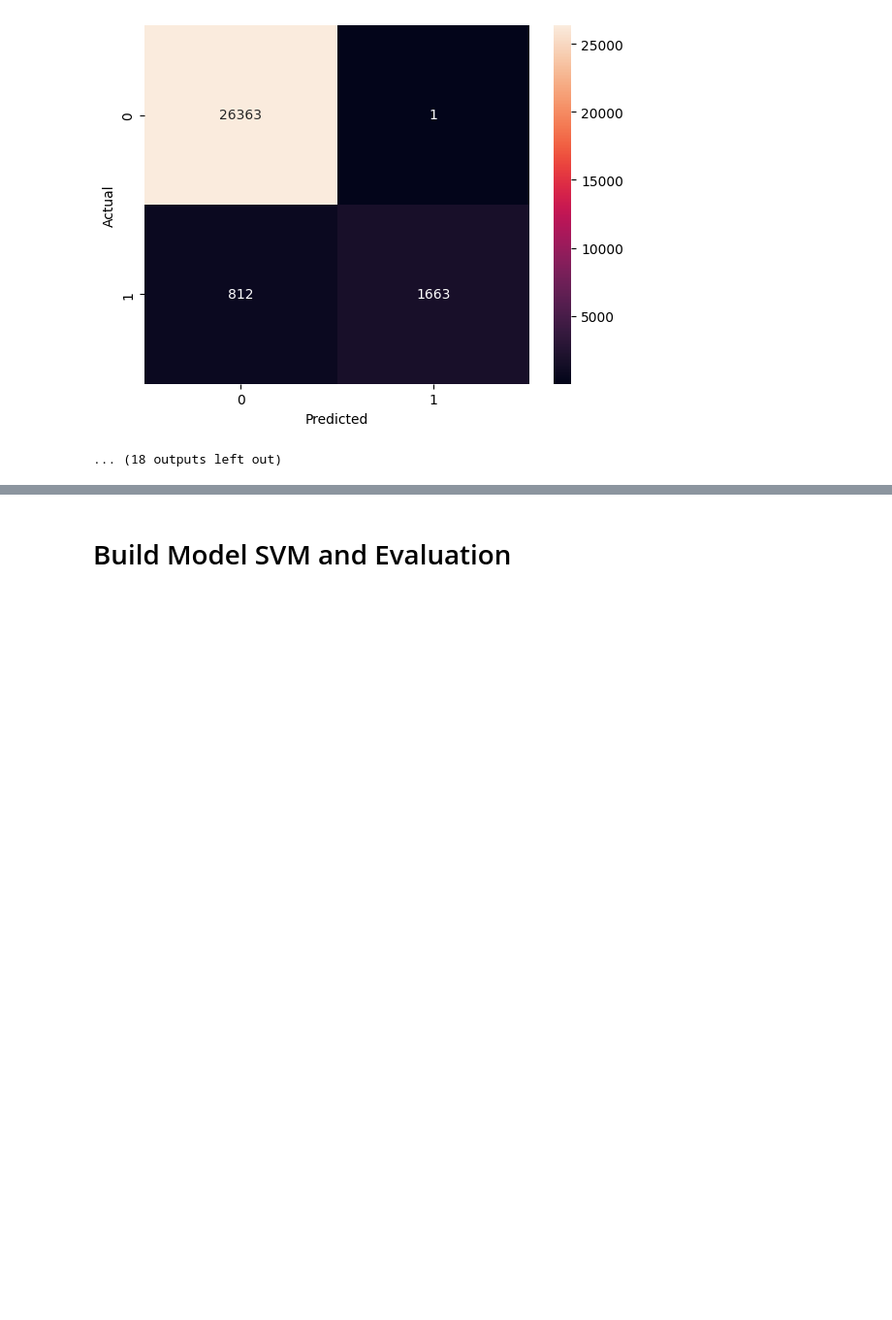
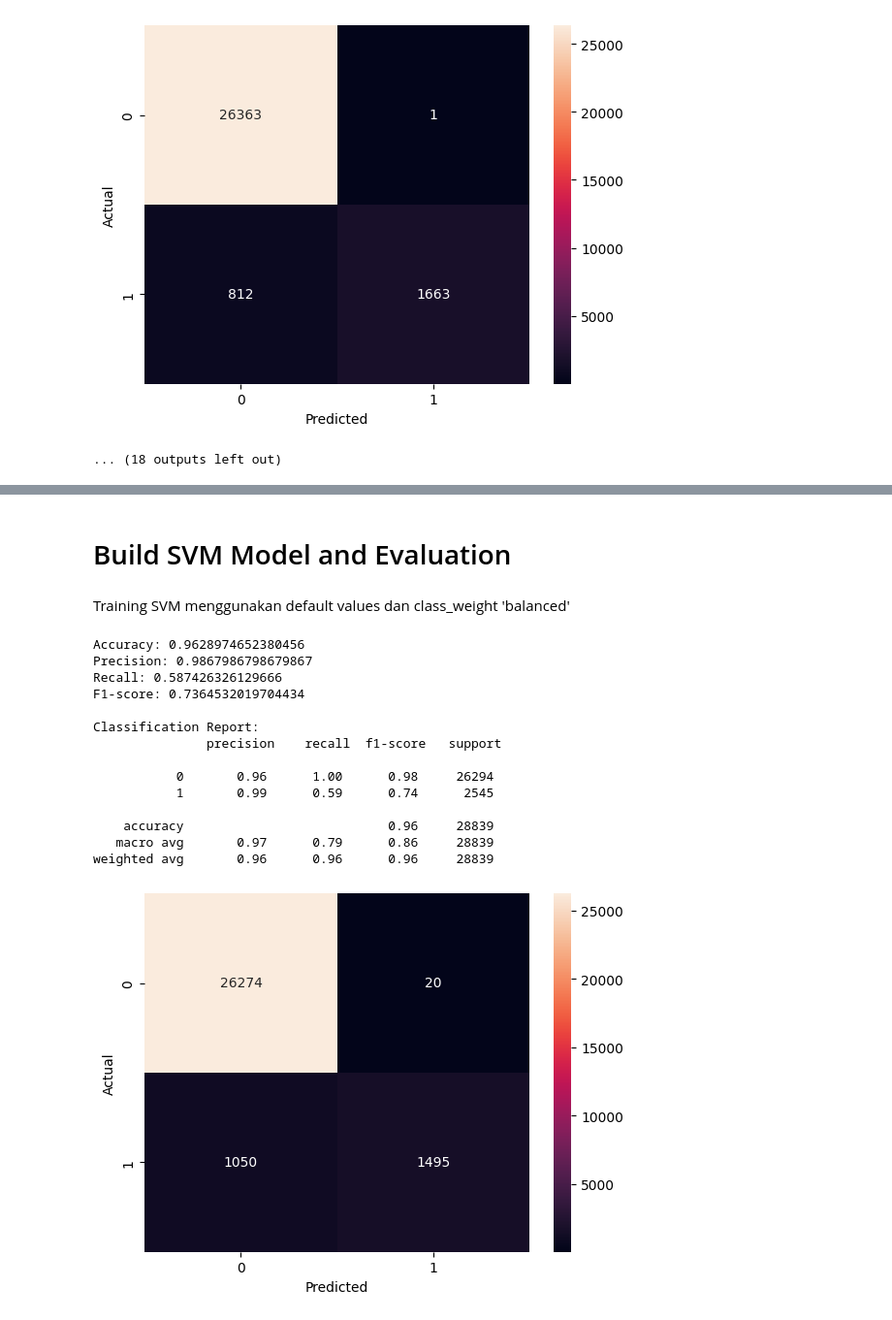
Before and after one commit to fihrizilhamr/Pemsin-FP-D2-2024, a Jupyter notebook: Pemsin_FP_D2_2024.ipynb, the cells around one changed output, grey strips where cells are left out. Shown at 97% size. Saved outputs shown, nothing was run; the diff lists cells and outputs as text; code cells hidden in the pictures; blank space fills up the shorter version.

```diff
--- a/Pemsin_FP_D2_2024.ipynb
+++ b/Pemsin_FP_D2_2024.ipynb
@@ -409,2 +776,23 @@ weighted avg       0.97      0.97      0.97     28839
 # %% [markdown]
-# Build Model SVM and Evaluation
+# Build SVM Model and Evaluation
+# %% [markdown]
+Training SVM menggunakan default values dan class_weight 'balanced'
+# %%
+svc_rbf_model = build_svc(X_train, y_train, method="rbf")
+eval = evaluation(svc_rbf_model, X_test, y_test)
+# %% [output]
+Accuracy: 0.9628974652380456
+Precision: 0.9867986798679867
+Recall: 0.587426326129666
+F1-score: 0.7364532019704434
+
+Classification Report:
+               precision    recall  f1-score   support
+
+           0       0.96      1.00      0.98     26294
+           1       0.99      0.59      0.74      2545
+
+    accuracy                           0.96     28839
+   macro avg       0.97      0.79      0.86     28839
+weighted avg       0.96      0.96      0.96     28839
+[figure, added]
```
Also changed, not shown: parts of 28 cells of this notebook.
